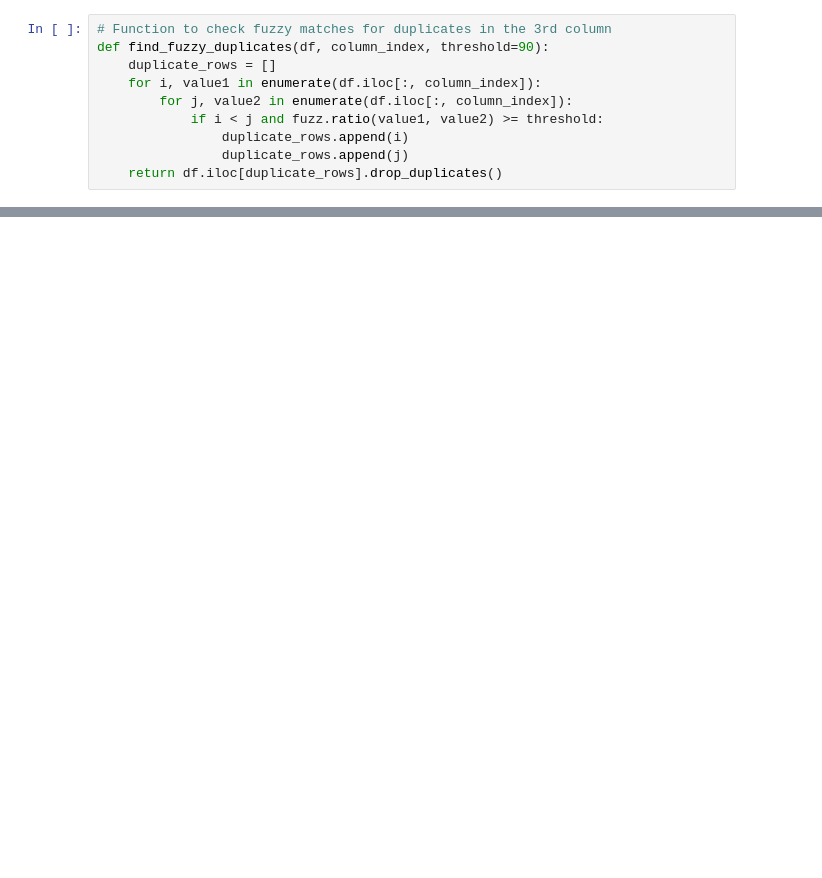
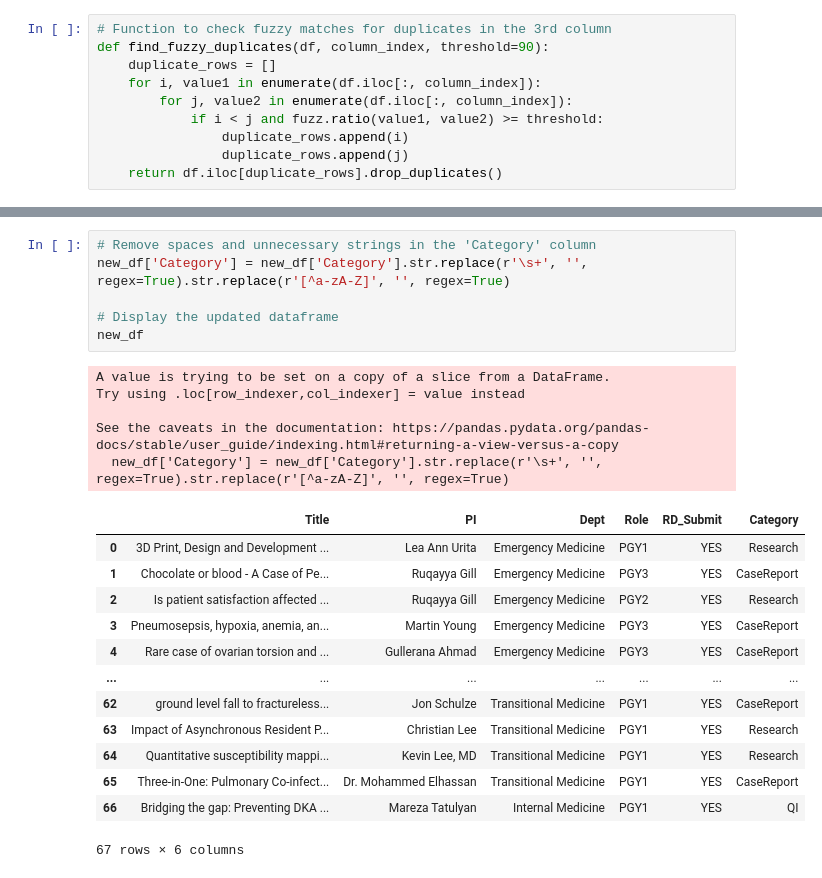
Before and after one commit to philsgu/Tally_Python, a Jupyter notebook: SA_SUBMISSION/gsheet_extraction.ipynb, the cells around one changed output, grey strips where cells are left out. Cells and saved outputs as stored; diff of their text form; blank space fills up the shorter version.

```diff
--- a/SA_SUBMISSION/gsheet_extraction.ipynb
+++ b/SA_SUBMISSION/gsheet_extraction.ipynb
@@ -103,0 +103,25 @@ See Full Dataframe in Mito
+# %%
+# Remove spaces and unnecessary strings in the 'Category' column
+new_df['Category'] = new_df['Category'].str.replace(r'\s+', '', regex=True).str.replace(r'[^a-zA-Z]', '', regex=True)
+
+# Display the updated dataframe
+new_df
+# %% [output]
+A value is trying to be set on a copy of a slice from a DataFrame.
+Try using .loc[row_indexer,col_indexer] = value instead
+
+See the caveats in the documentation: https://pandas.pydata.org/pandas-docs/stable/user_guide/indexing.html#returning-a-view-versus-a-copy
+  new_df['Category'] = new_df['Category'].str.replace(r'\s+', '', regex=True).str.replace(r'[^a-zA-Z]', '', regex=True)
+|  | Title | PI | Dept | Role | RD_Submit | Category |
+| 0 | 3D Print, Design and Development ... | Lea Ann Urita | Emergency Medicine | PGY1 | YES | Research |
+| 1 | Chocolate or blood - A Case of Pe... | Ruqayya Gill | Emergency Medicine | PGY3 | YES | CaseReport |
+| 2 | Is patient satisfaction affected ... | Ruqayya Gill | Emergency Medicine | PGY2 | YES | Research |
+| 3 | Pneumosepsis, hypoxia, anemia, an... | Martin Young | Emergency Medicine | PGY3 | YES | CaseReport |
+| 4 | Rare case of ovarian torsion and ... | Gullerana Ahmad | Emergency Medicine | PGY3 | YES | CaseReport |
+| ... | ... | ... | ... | ... | ... | ... |
+| 62 | ground level fall to fractureless... | Jon Schulze | Transitional Medicine | PGY1 | YES | CaseReport |
+| 63 | Impact of Asynchronous Resident P... | Christian Lee | Transitional Medicine | PGY1 | YES | Research |
+| 64 | Quantitative susceptibility mappi... | Kevin Lee, MD | Transitional Medicine | PGY1 | YES | Research |
+| 65 | Three-in-One: Pulmonary Co-infect... | Dr. Mohammed Elhassan | Transitional Medicine | PGY1 | YES | CaseReport |
+| 66 | Bridging the gap: Preventing DKA ... | Mareza Tatulyan | Internal Medicine | PGY1 | YES | QI |
+67 rows × 6 columns
```
Also changed, not shown: parts of 18 cells of this notebook, 7 other files.
